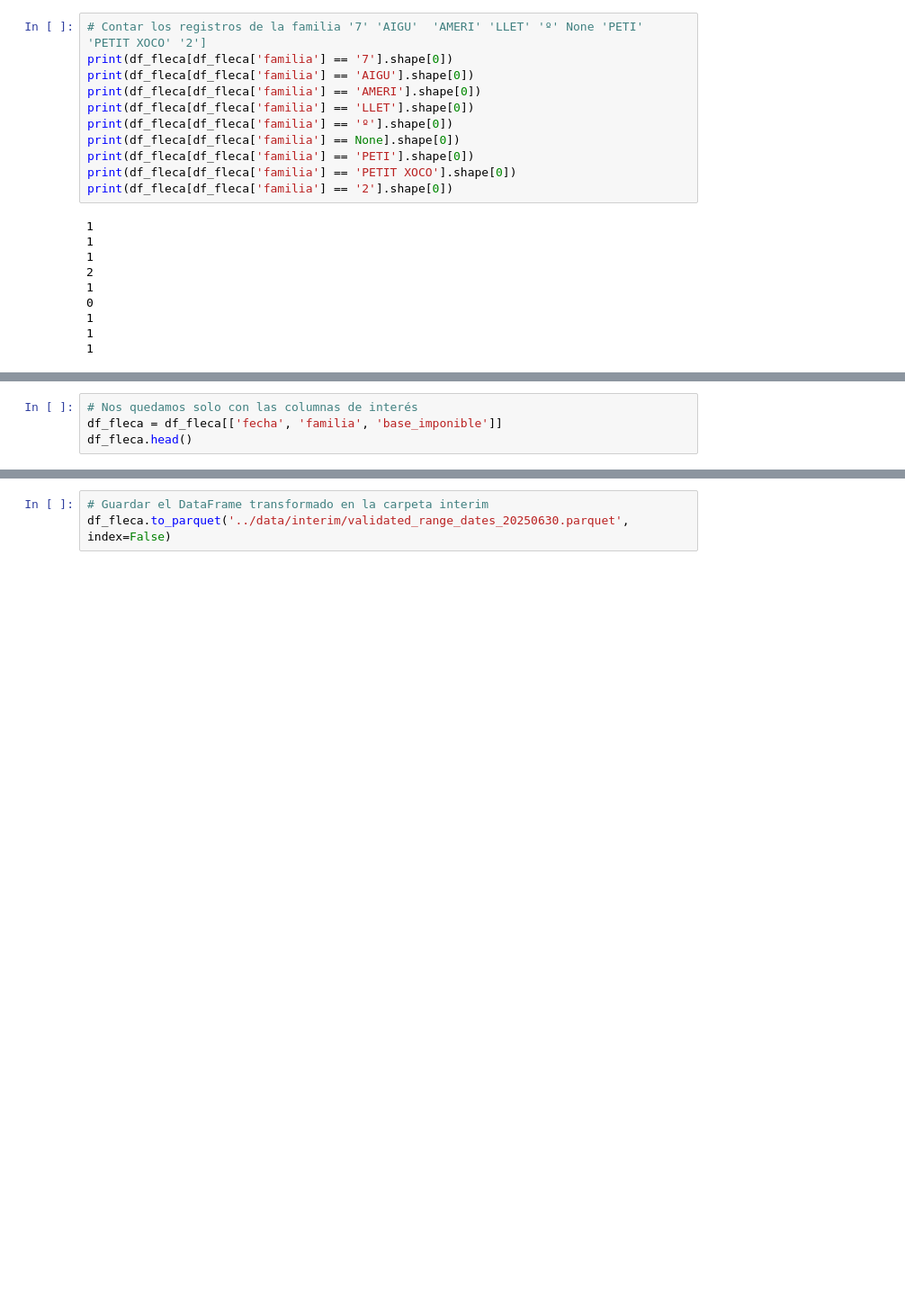
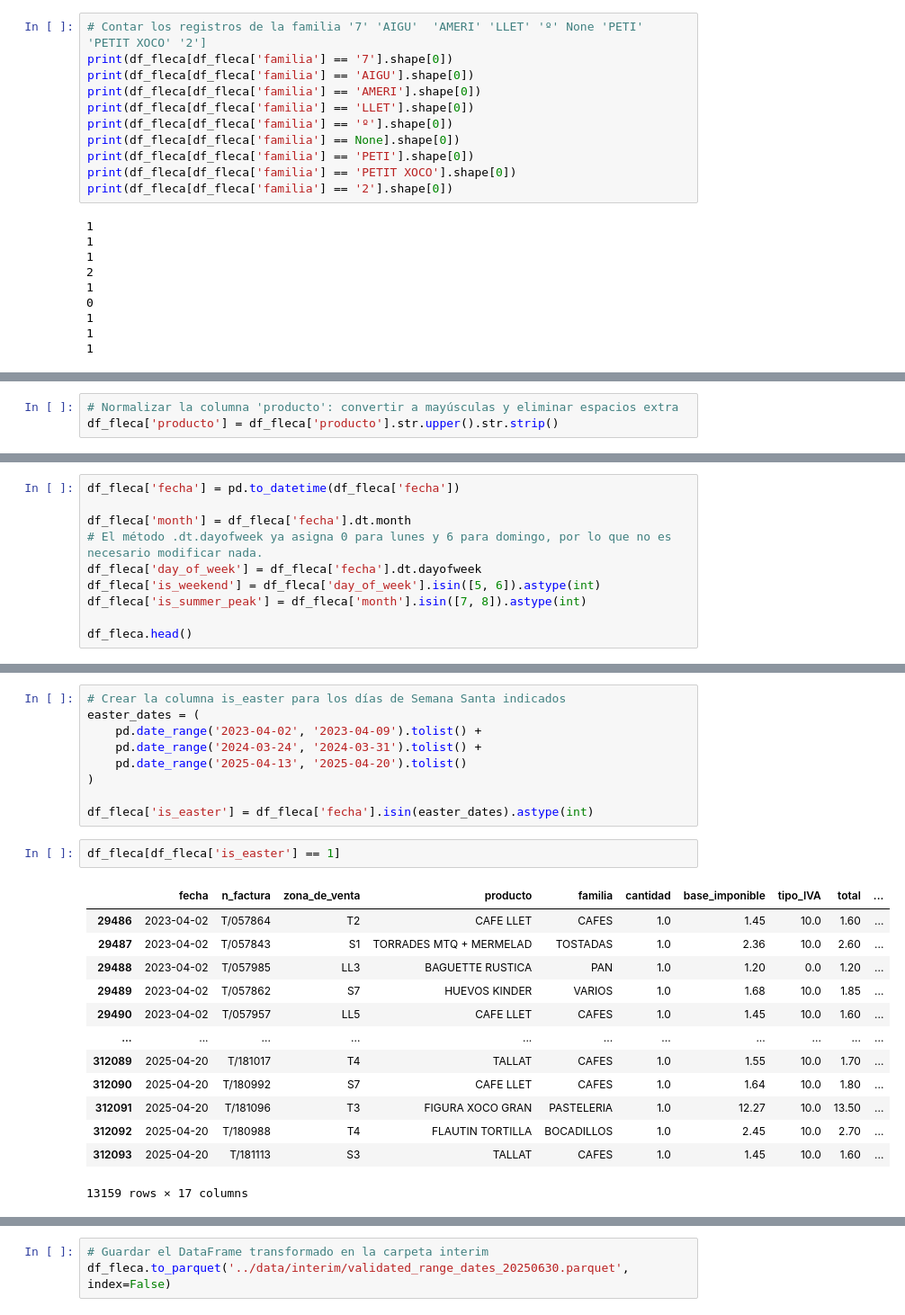
Before and after one commit to joquifer2/mlops_fleca_project, a Jupyter notebook: notebooks/v2_01_load_raw_data.ipynb, the cells around one changed output, grey strips where cells are left out. Shown at 90% size. Drawn from its saved outputs; the diff is of its cells as text; blank space fills up the shorter version.

```diff
--- a/notebooks/v2_01_load_raw_data.ipynb
+++ b/notebooks/v2_01_load_raw_data.ipynb
@@ -248,4 +377,0 @@ print(df_fleca['familia'].unique())
-# %%
-# Nos quedamos solo con las columnas de interés
-df_fleca = df_fleca[['fecha', 'familia', 'base_imponible']]
-df_fleca.head()
@@ -272,0 +378,3 @@ memory usage: 9.4+ MB
+# %%
+# Normalizar la columna 'producto': convertir a mayúsculas y eliminar espacios extra
+df_fleca['producto'] = df_fleca['producto'].str.upper().str.strip()
@@ -272,0 +392,10 @@ memory usage: 9.4+ MB
+# %%
+df_fleca['fecha'] = pd.to_datetime(df_fleca['fecha'])
+
+df_fleca['month'] = df_fleca['fecha'].dt.month
+# El método .dt.dayofweek ya asigna 0 para lunes y 6 para domingo, por lo que no es necesario modificar nada.
+df_fleca['day_of_week'] = df_fleca['fecha'].dt.dayofweek
+df_fleca['is_weekend'] = df_fleca['day_of_week'].isin([5, 6]).astype(int)
+df_fleca['is_summer_peak'] = df_fleca['month'].isin([7, 8]).astype(int)
+
+df_fleca.head()
@@ -273 +409,26 @@ memory usage: 9.4+ MB
+# %%
+# Crear la columna is_easter para los días de Semana Santa indicados
+easter_dates = (
+    pd.date_range('2023-04-02', '2023-04-09').tolist() +
+    pd.date_range('2024-03-24', '2024-03-31').tolist() +
+    pd.date_range('2025-04-13', '2025-04-20').tolist()
+)
+
+df_fleca['is_easter'] = df_fleca['fecha'].isin(easter_dates).astype(int)
+# %%
+df_fleca[df_fleca['is_easter'] == 1]
+# %% [output]
+|  | fecha | n_factura | zona_de_venta | producto | familia | cantidad | base_imponible | tipo_IVA | total | ... |
+| 29486 | 2023-04-02 | T/057864 | T2 | CAFE LLET | CAFES | 1.0 | 1.45 | 10.0 | 1.60 | ... |
+| 29487 | 2023-04-02 | T/057843 | S1 | TORRADES MTQ + MERMELAD | TOSTADAS | 1.0 | 2.36 | 10.0 | 2.60 | ... |
+| 29488 | 2023-04-02 | T/057985 | LL3 | BAGUETTE RUSTICA | PAN | 1.0 | 1.20 | 0.0 | 1.20 | ... |
+| 29489 | 2023-04-02 | T/057862 | S7 | HUEVOS KINDER | VARIOS | 1.0 | 1.68 | 10.0 | 1.85 | ... |
+| 29490 | 2023-04-02 | T/057957 | LL5 | CAFE LLET | CAFES | 1.0 | 1.45 | 10.0 | 1.60 | ... |
+| ... | ... | ... | ... | ... | ... | ... | ... | ... | ... | ... |
+| 312089 | 2025-04-20 | T/181017 | T4 | TALLAT | CAFES | 1.0 | 1.55 | 10.0 | 1.70 | ... |
+| 312090 | 2025-04-20 | T/180992 | S7 | CAFE LLET | CAFES | 1.0 | 1.64 | 10.0 | 1.80 | ... |
+| 312091 | 2025-04-20 | T/181096 | T3 | FIGURA XOCO GRAN | PASTELERIA | 1.0 | 12.27 | 10.0 | 13.50 | ... |
+| 312092 | 2025-04-20 | T/180988 | T4 | FLAUTIN TORTILLA | BOCADILLOS | 1.0 | 2.45 | 10.0 | 2.70 | ... |
+| 312093 | 2025-04-20 | T/181113 | S3 | TALLAT | CAFES | 1.0 | 1.45 | 10.0 | 1.60 | ... |
+13159 rows × 17 columns
 # %%
```
Also changed, not shown: parts of 45 cells of this notebook.
